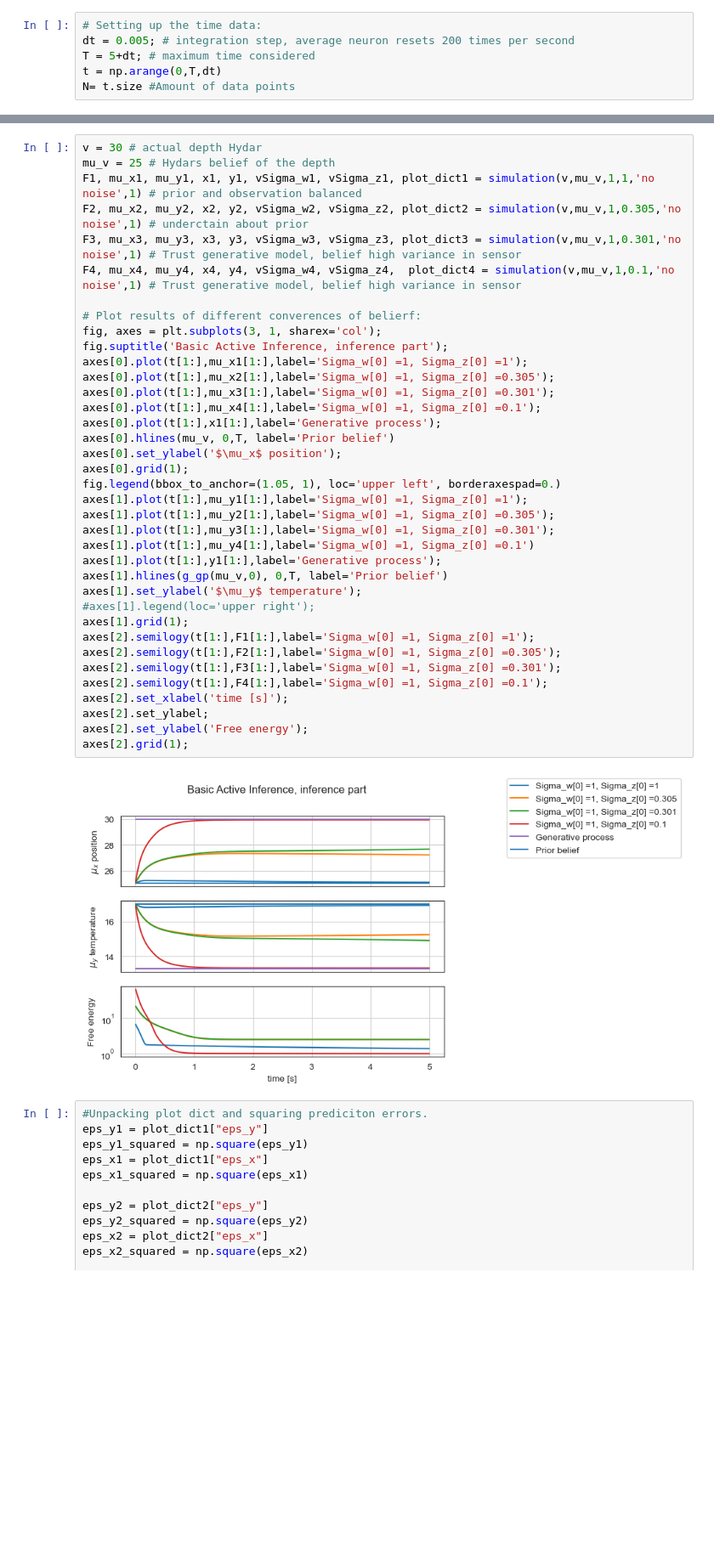
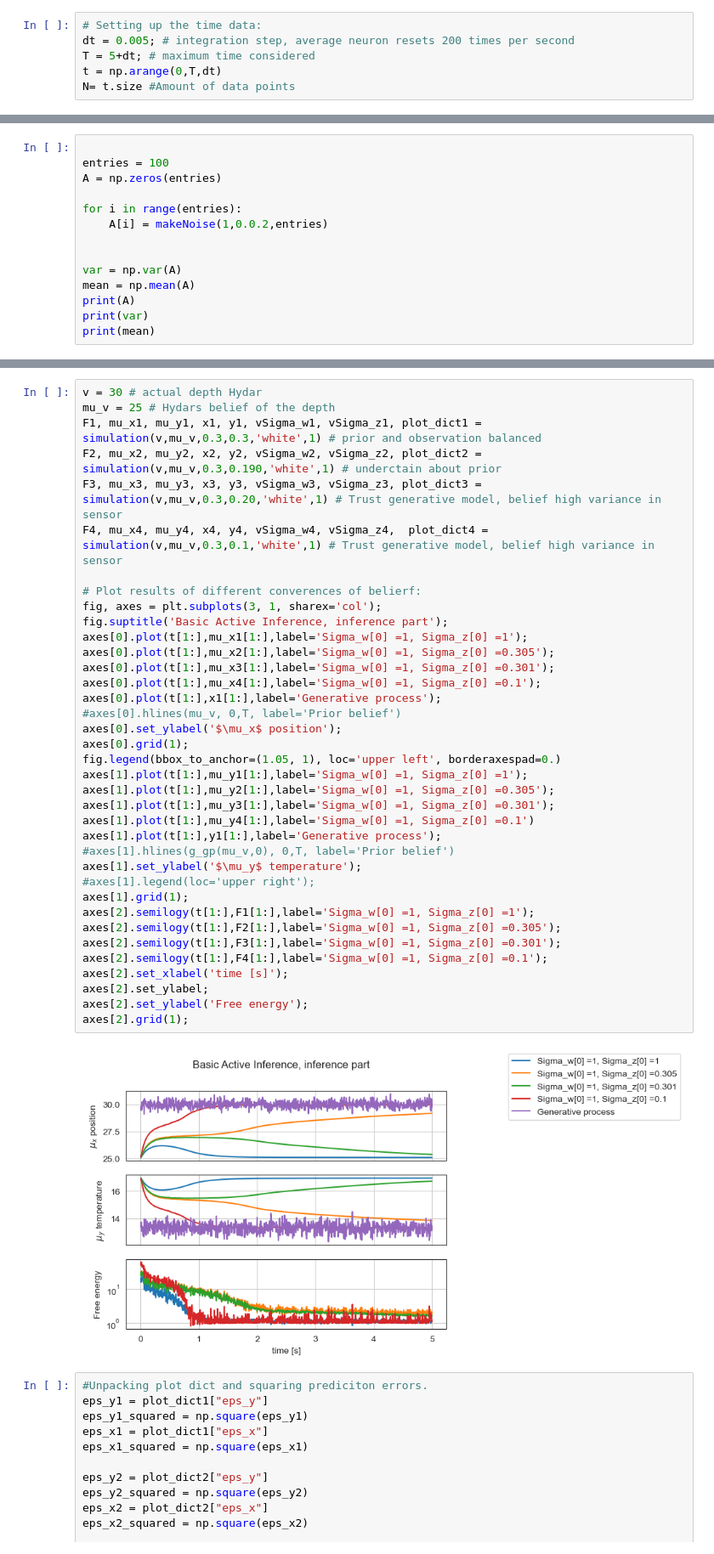
Before and after one commit to sebastiaan116/Affective-Active-Inference, a Jupyter notebook: Hydar1.ipynb, the cells around one changed output, grey strips where cells are left out. Shown at 85% size. Drawn from its saved outputs; the diff is of its cells as text; blank space fills up the shorter version.

Commit message:
made a script that converges to proper depth+noise

```diff
--- a/Hydar1.ipynb
+++ b/Hydar1.ipynb
@@ -71,3 +71,17 @@ def makeNoise(C,s2,t):
         K = np.dot(P,F)
         ws = np.dot(w,K)
         return ws
+# %%
+
+entries = 100
+A = np.zeros(entries)
+
+for i in range(entries):
+    A[i] = makeNoise(1,0.0.2,entries)
+
+
+var = np.var(A)
+mean = np.mean(A)
+print(A)
+print(var)
+print(mean)
@@ -223,42 +238,42 @@ axes[2].grid(1);
 # %%
 v = 30 # actual depth Hydar
 mu_v = 25 # Hydars belief of the depth
-F1, mu_x1, mu_y1, x1, y1, vSigma_w1, vSigma_z1, plot_dict1 = simulation(v,mu_v,1,1,'no noise',1) # prior and observation balanced
-F2, mu_x2, mu_y2, x2, y2, vSigma_w2, vSigma_z2, plot_dict2 = simulation(v,mu_v,1,0.305,'no noise',1) # underctain about prior
-F3, mu_x3, mu_y3, x3, y3, vSigma_w3, vSigma_z3, plot_dict3 = simulation(v,mu_v,1,0.301,'no noise',1) # Trust generative model, belief high variance in sensor
-F4, mu_x4, mu_y4, x4, y4, vSigma_w4, vSigma_z4,  plot_dict4 = simulation(v,mu_v,1,0.1,'no noise',1) # Trust generative model, belief high variance in sensor
+F1, mu_x1, mu_y1, x1, y1, vSigma_w1, vSigma_z1, plot_dict1 = simulation(v,mu_v,0.3,0.3,'white',1) # prior and observation balanced
+F2, mu_x2, mu_y2, x2, y2, vSigma_w2, vSigma_z2, plot_dict2 = simulation(v,mu_v,0.3,0.190,'white',1) # underctain about prior
+F3, mu_x3, mu_y3, x3, y3, vSigma_w3, vSigma_z3, plot_dict3 = simulation(v,mu_v,0.3,0.20,'white',1) # Trust generative model, belief high variance in sensor
+F4, mu_x4, mu_y4, x4, y4, vSigma_w4, vSigma_z4,  plot_dict4 = simulation(v,mu_v,0.3,0.1,'white',1) # Trust generative model, belief high variance in sensor
 
 # Plot results of different converences of belierf:
 fig, axes = plt.subplots(3, 1, sharex='col');
 fig.suptitle('Basic Active Inference, inference part');
 axes[0].plot(t[1:],mu_x1[1:],label='Sigma_w[0] =1, Sigma_z[0] =1');
 axes[0].plot(t[1:],mu_x2[1:],label='Sigma_w[0] =1, Sigma_z[0] =0.305');
 axes[0].plot(t[1:],mu_x3[1:],label='Sigma_w[0] =1, Sigma_z[0] =0.301');
 axes[0].plot(t[1:],mu_x4[1:],label='Sigma_w[0] =1, Sigma_z[0] =0.1');
 axes[0].plot(t[1:],x1[1:],label='Generative process');
-axes[0].hlines(mu_v, 0,T, label='Prior belief')
+#axes[0].hlines(mu_v, 0,T, label='Prior belief')
 axes[0].set_ylabel('$\mu_x$ position');
 axes[0].grid(1);
 fig.legend(bbox_to_anchor=(1.05, 1), loc='upper left', borderaxespad=0.)
 axes[1].plot(t[1:],mu_y1[1:],label='Sigma_w[0] =1, Sigma_z[0] =1');
 axes[1].plot(t[1:],mu_y2[1:],label='Sigma_w[0] =1, Sigma_z[0] =0.305');
 axes[1].plot(t[1:],mu_y3[1:],label='Sigma_w[0] =1, Sigma_z[0] =0.301');
 axes[1].plot(t[1:],mu_y4[1:],label='Sigma_w[0] =1, Sigma_z[0] =0.1')
 axes[1].plot(t[1:],y1[1:],label='Generative process');
-axes[1].hlines(g_gp(mu_v,0), 0,T, label='Prior belief')
+#axes[1].hlines(g_gp(mu_v,0), 0,T, label='Prior belief')
 axes[1].set_ylabel('$\mu_y$ temperature');
 #axes[1].legend(loc='upper right');
 axes[1].grid(1);
 axes[2].semilogy(t[1:],F1[1:],label='Sigma_w[0] =1, Sigma_z[0] =1');
 axes[2].semilogy(t[1:],F2[1:],label='Sigma_w[0] =1, Sigma_z[0] =0.305');
 axes[2].semilogy(t[1:],F3[1:],label='Sigma_w[0] =1, Sigma_z[0] =0.301');
 axes[2].semilogy(t[1:],F4[1:],label='Sigma_w[0] =1, Sigma_z[0] =0.1');
 axes[2].set_xlabel('time [s]');
 axes[2].set_ylabel;
 axes[2].set_ylabel('Free energy');
 axes[2].grid(1);
 # %% [output]
-[figure, old version]
+[figure, new version]
 # %%
 #Unpacking plot dict and squaring prediciton errors.
 eps_y1 = plot_dict1["eps_y"]
```
Also changed, not shown: parts of 7 cells of this notebook, 1 other file.
